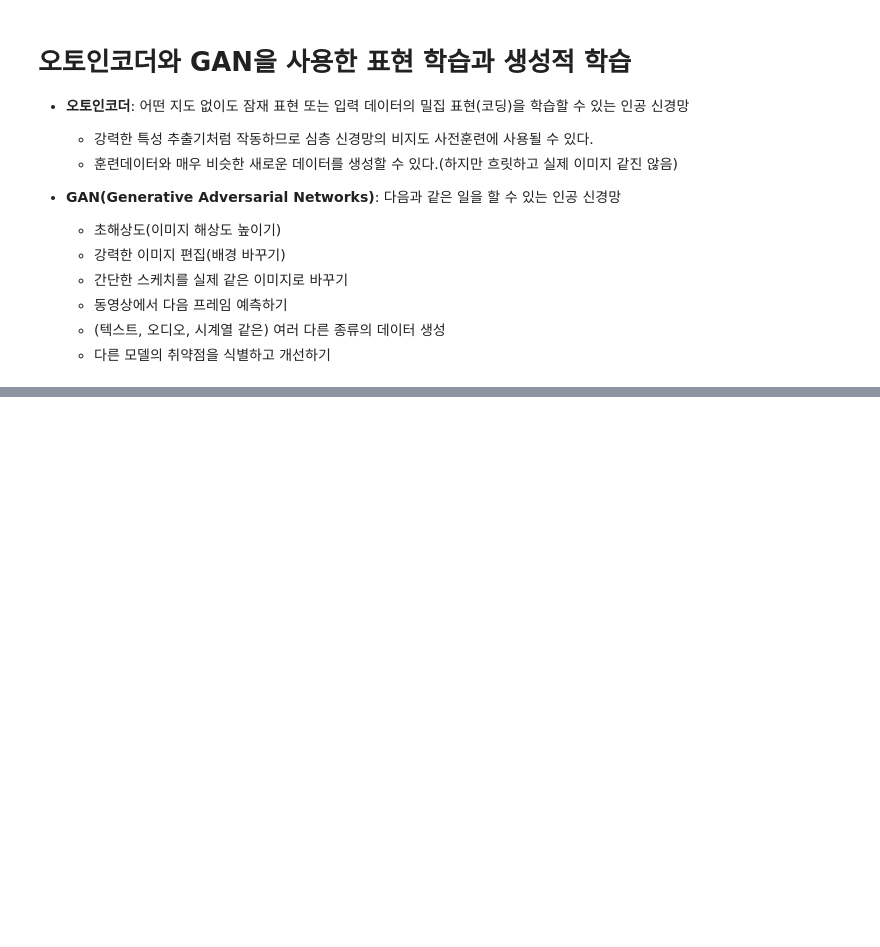
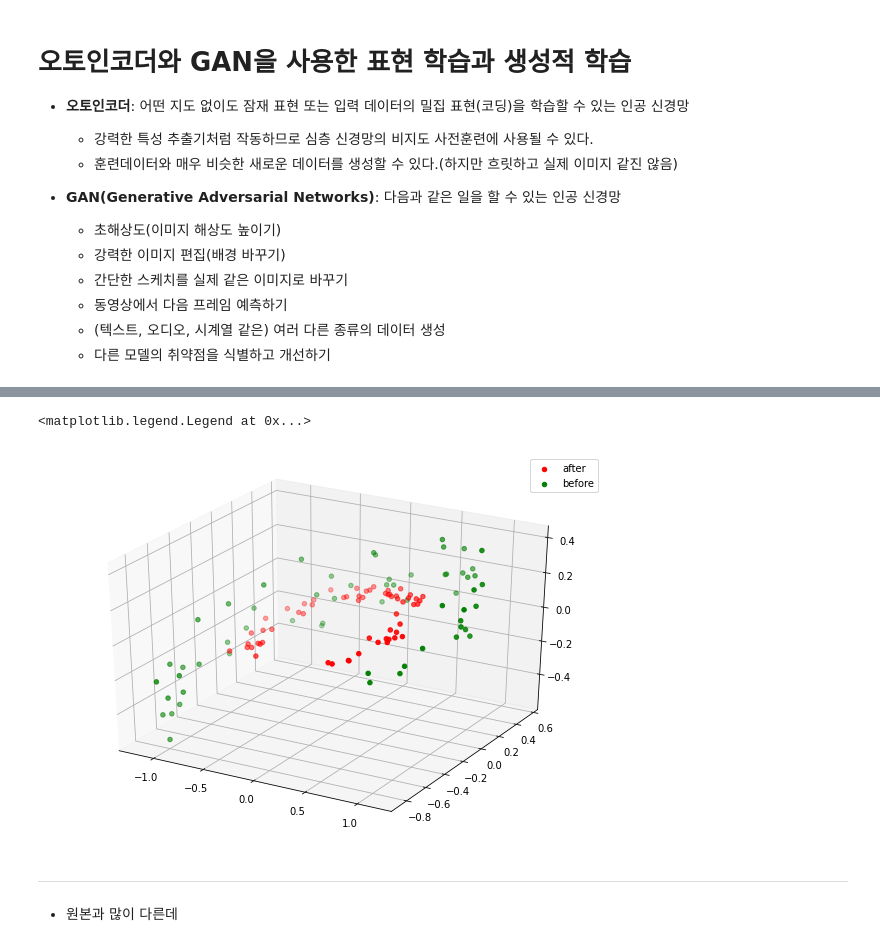
Before and after one commit to PingPingE/Learn_ML_DL, a Jupyter notebook: Practice/Hands_On_ML/ch17_1.ipynb, the cells around one changed output, grey strips where cells are left out. Drawn from its saved outputs; the diff is of its cells as text; code cells hidden in the pictures; blank space fills up the shorter version.

```diff
--- a/Practice/Hands_On_ML/ch17_1.ipynb
+++ b/Practice/Hands_On_ML/ch17_1.ipynb
@@ -34,0 +149,15 @@ import pandas as pd
+# %%
+# Creating figure
+fig = plt.figure(figsize = (10, 7))
+ax = plt.axes(projection ="3d")
+
+# Creating plot
+ax.scatter3D(output_[:,0], output_[:,1], output_[:,2], color = "red", label='after')
+ax.scatter3D(X_train1[:,0], X_train1[:,1], X_train1[:,2], color = "green", label='before')
+plt.legend()
+# %% [output]
+<matplotlib.legend.Legend at 0x...>
+[figure, added]
+# %% [markdown]
+------
+- 원본과 많이 다른데
```
Also changed, not shown: parts of 34 cells of this notebook.
